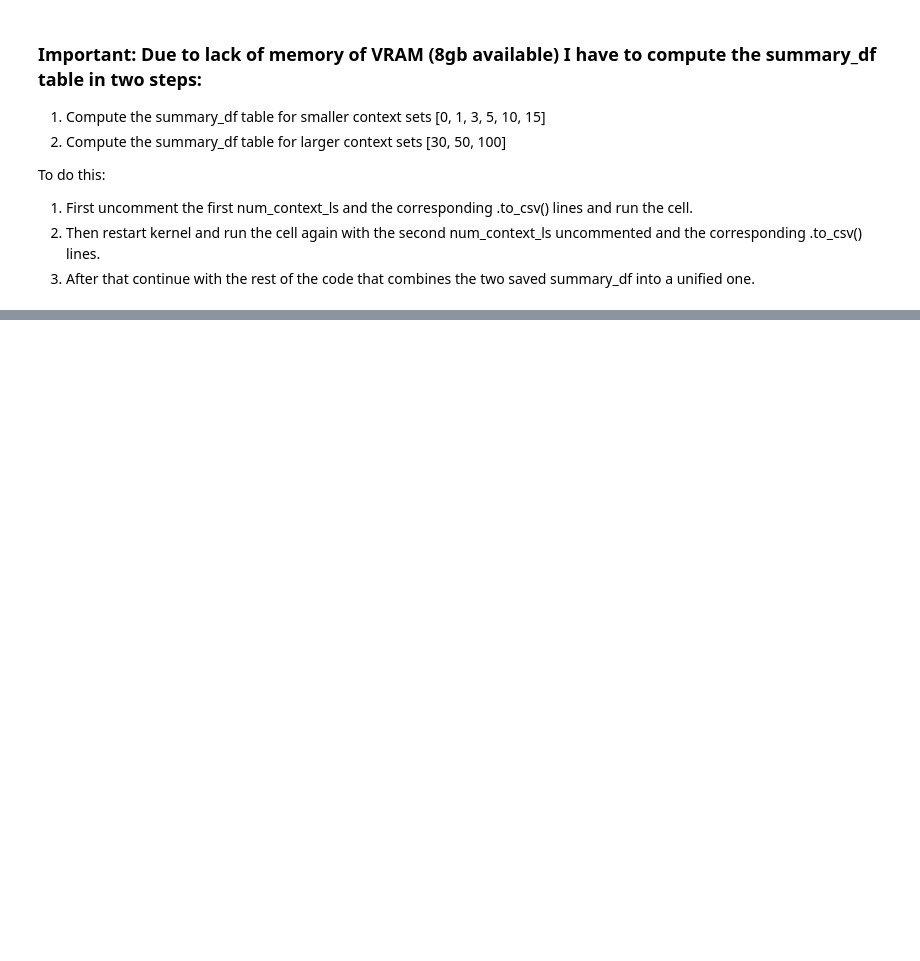
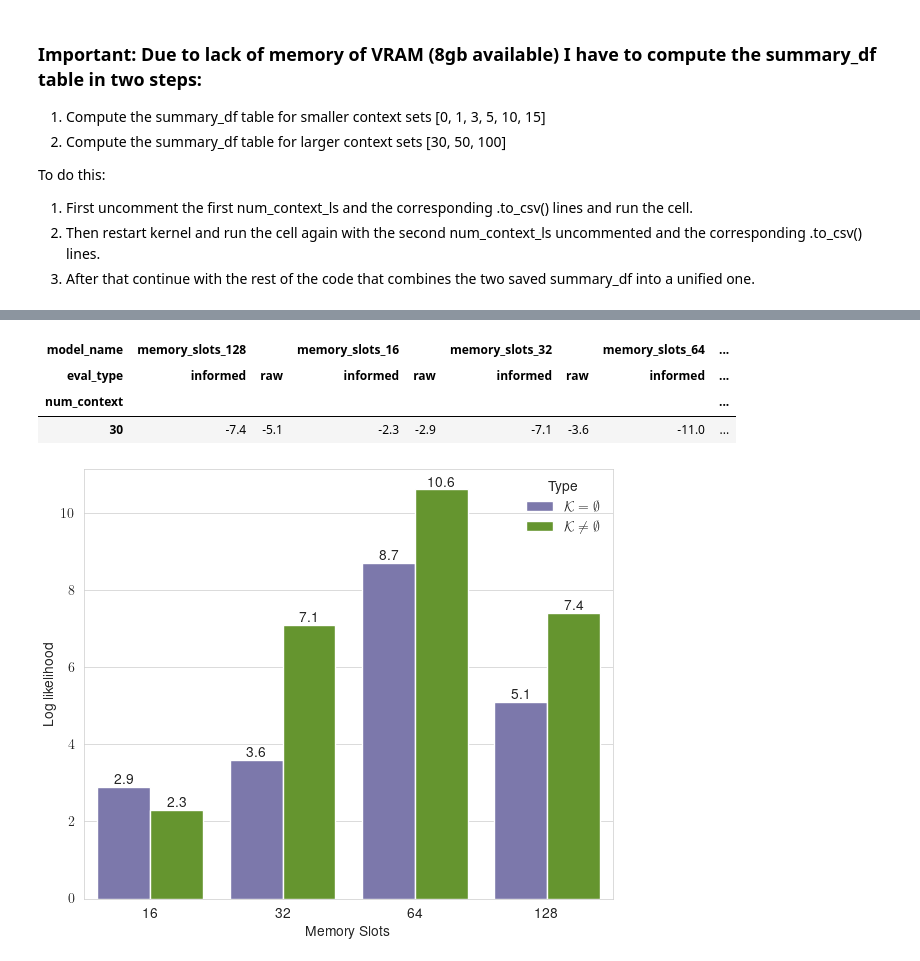
Before and after one commit to GeorgeTsoumplekas/memory-informed-meta-learning, a Jupyter notebook: evaluation/evaluate_sinusoids.ipynb, the cells around one changed output, grey strips where cells are left out. Drawn from its saved outputs; the diff is of its cells as text; code cells hidden in the pictures; blank space fills up the shorter version.

```diff
--- a/evaluation/evaluate_sinusoids.ipynb
+++ b/evaluation/evaluate_sinusoids.ipynb
@@ -31,7 +31,7 @@ plt.rcParams["text.usetex"] = True
 save_dirs = {
     "NP": "../saves/INPs_sinusoids/np_0",
     "INP": "../saves/INPs_sinusoids/inp_abc2_0",
-    "MemoryINP": "../saves/INPs_sinusoids/memory_inp_abc2_57",
+    "MemoryINP": "../saves/INPs_sinusoids/memory_inp_abc2_0",
 }
 
 models = list(save_dirs.keys())
@@ -520,0 +536,18 @@ plt.show()
+# %%
+# Setup the dataloaders
+config = Namespace(
+    min_num_context=0,
+    max_num_context=100,
+    num_targets=100,
+    noise=0.2,
+    batch_size=32,
+    x_sampler="uniform",
+    test_num_z_samples=32,
+    dataset="set-trending-sinusoids",
+    device="cuda:0",
+)
+
+dataset = SetKnowledgeTrendingSinusoids(
+    root="../data/trending-sinusoids", split="test", knowledge_type="full"
+)
+data_loader = get_dataloader(dataset, config)
@@ -520,0 +772,56 @@ plt.show()
+# %%
+# Filter for only 'informed' and 'raw' eval types
+filtered_print_df = print_df.loc[:, (slice(None), ['informed', 'raw'])]
+filtered_print_df
+# %% [output]
+| model_name | memory_slots_128 |  | memory_slots_16 |  | memory_slots_32 |  | memory_slots_64 | ... |
+| eval_type | informed | raw | informed | raw | informed | raw | informed | ... |
+| num_context |  |  |  |  |  |  |  | ... |
+| 30 | -7.4 | -5.1 | -2.3 | -2.9 | -7.1 | -3.6 | -11.0 | ... |
+# %%
+raw = [2.9, 3.6, 8.7, 5.1]
+informed = [2.3, 7.1, 10.6, 7.4]
+
+# Create DataFrame for seaborn
+data = pd.DataFrame({
+    'Memory Slots': ['16']*2 + ['32']*2 + ['64']*2 + ['128']*2,
+    'Type': ['Raw', 'Informed']*4,
+    'Value': [raw[0], informed[0], raw[1], informed[1], raw[2], informed[2], raw[3], informed[3]]
+})
+
+data["Type"] = data["Type"].map(
+    {
+        "Raw": r"$\mathcal{K} = \emptyset$",
+        "Informed": r"$\mathcal{K} \neq \emptyset$",
+    }
+)
+
+# Set figure size
+plt.figure(figsize=(6, 5))
+
+# Create plot using seaborn
+ax = sns.barplot(
+    data=data,
+    x='Memory Slots',
+    y='Value',
+    hue='Type',
+    palette=['C2', 'C4']
+)
+
+plt.ylabel('Log likelihood')
+
+for i, bar in enumerate(ax.patches):
+    if bar.get_height() != 0:  # Only add text if height is not 0
+        ax.text(
+            bar.get_x() + bar.get_width()/2,
+            bar.get_height(),
+            f'{bar.get_height():.1f}',
+            ha='center',
+            va='bottom'
+        )
+
+plt.tight_layout()
+plt.savefig('./artifacts/memory_slots_log_likelihood.pdf', bbox_inches='tight')
+plt.show()
+# %% [output]
+[figure, added]
```
Also changed, not shown: parts of 12 cells of this notebook, 3 other files.
